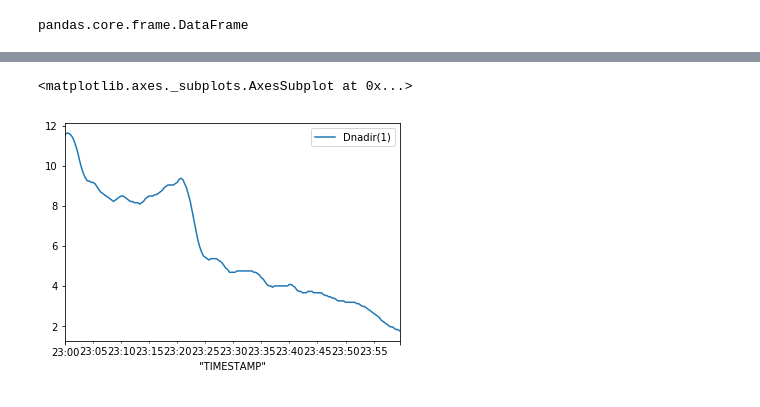
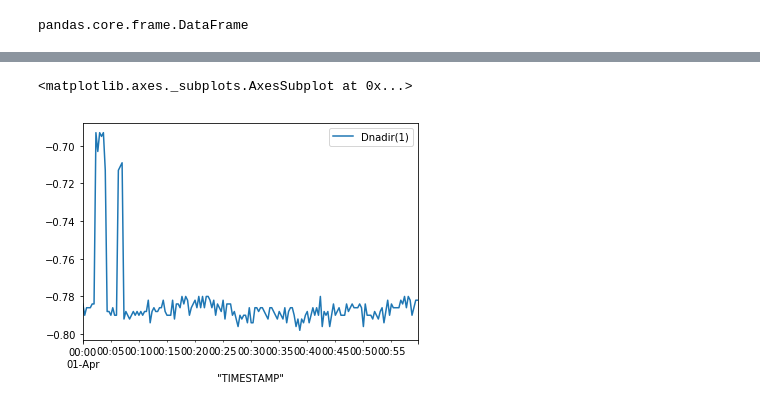
Before and after one commit to cherrera1011/mfrsr, a Jupyter notebook: sandbox.ipynb, the cells around one changed output, grey strips where cells are left out. Cells and saved outputs as stored; diff of their text form; code cells hidden in the pictures.

```diff
--- a/sandbox.ipynb
+++ b/sandbox.ipynb
@@ -29,7 +42,7 @@ df.plot()
 <matplotlib.axes._subplots.AxesSubplot at 0x...>
 [figure]
 # %%
-head=pd.read_csv('/home/grad/herrera/Python/mfrsr/mfrsr/sgpmfrsrE40.00.20190315.000401.raw.20190314_230000.dat',header=None,nrows=1,sep=',|""',skiprows=6,engine='python')
+head=pd.read_csv('cormfrsrM1.00.20190401.010201.raw.20190401_000000.dat',header=None,nrows=1,sep=',|""',skiprows=6,engine='python')
 # %%
 print(head)
 # %% [output]
@@ -64,5 +77,5 @@ print(head.iloc[0,:])
 42         khome"
 Name: 0, dtype: object
 # %%
-e40 = pd.read_csv('/home/grad/herrera/Python/mfrsr/mfrsr/sgpmfrsrE40.00.20190315.000401.raw.20190314_230000.dat',names=head.iloc[0,:],header=None,sep=',',skiprows=9,index_col=0,engine='python')
+day = pd.read_csv('cormfrsrM1.00.20190401.010201.raw.20190401_000000.dat',names=head.iloc[0,:],header=None,sep=',',skiprows=9,index_col=0,engine='python')
 # %%
@@ -112,3 +125,3 @@ Name: 2019-03-14 23:00:00.0, dtype: float64
 # %%
-e40.index = pd.to_datetime(e40.index)
+day.index = pd.to_datetime(day.index)
 # %%
@@ -128,6 +141,6 @@ DatetimeIndex(['2019-03-14 23:00:00', '2019-03-14 23:00:20',
               dtype='datetime64[ns]', name='"TIMESTAMP"', length=180, freq=None)
 # %%
-e40.plot(y='Dnadir(1)')
+day.plot(y='Dnadir(1)')
 # %% [output]
 <matplotlib.axes._subplots.AxesSubplot at 0x...>
-[figure, old version]
+[figure, new version]
```
Also changed, not shown: parts of 20 cells of this notebook.
